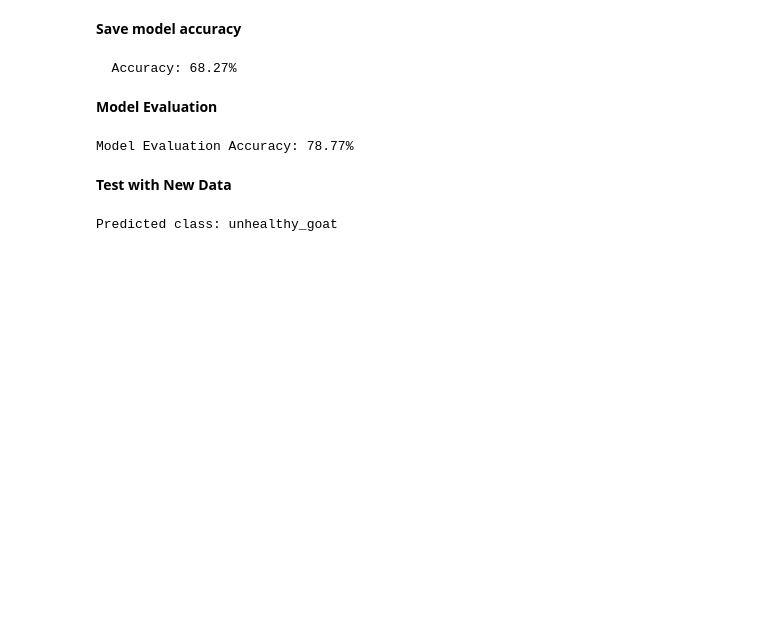
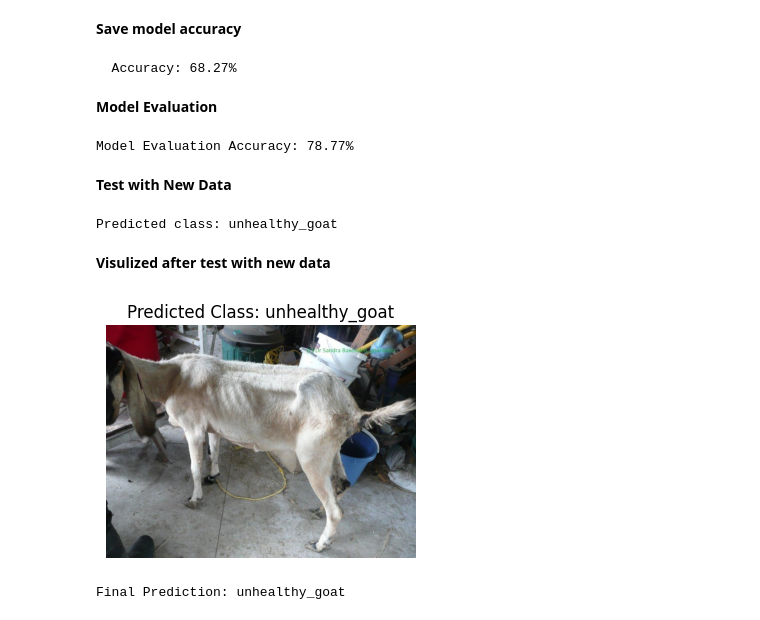
Before and after one commit to HRashidLiaquat/lessons-learned, a Jupyter notebook: Animal.ipynb, the cells around one changed output. Saved outputs shown, nothing was run; the diff lists cells and outputs as text; code cells hidden in the pictures; blank space fills up the shorter version.

Commit message:
visualized with final prediction

```diff
--- a/Animal.ipynb
+++ b/Animal.ipynb
@@ -400,3 +400,26 @@ sample_image = "/content/data/Animalgoatdataset/test/unhealthy_goat/unhealthy go
 print("Predicted class:", predict_image(sample_image, model, test_transform, train_dataset.classes))
 # %% [output]
 Predicted class: unhealthy_goat
+# %% [markdown]
+**Visulized after test with new data**
+# %%
+def show_new_image_prediction(img_path, model, transform, classes):
+    model.eval()
+    img = Image.open(img_path).convert("RGB")
+    input_img = transform(img).unsqueeze(0).to(device)
+    with torch.no_grad():
+        output = model(input_img)
+        _, pred = torch.max(output,1)
+    plt.figure(figsize=(4,4))
+    plt.imshow(img)
+    plt.axis('off')
+    plt.title(f"Predicted Class: {classes[pred.item()]}", fontsize=12)
+    plt.show()
+    return classes[pred.item()]
+
+new_image_path = "/content/data/Animalgoatdataset/test/unhealthy_goat/unhealthy goat_1.jpeg"
+prediction = show_new_image_prediction(new_image_path, model, test_transform, train_dataset.classes)
+print("Final Prediction:", prediction)
+# %% [output]
+[figure, added]
+Final Prediction: unhealthy_goat
```
Also changed, not shown: parts of 1 cell of this notebook.
